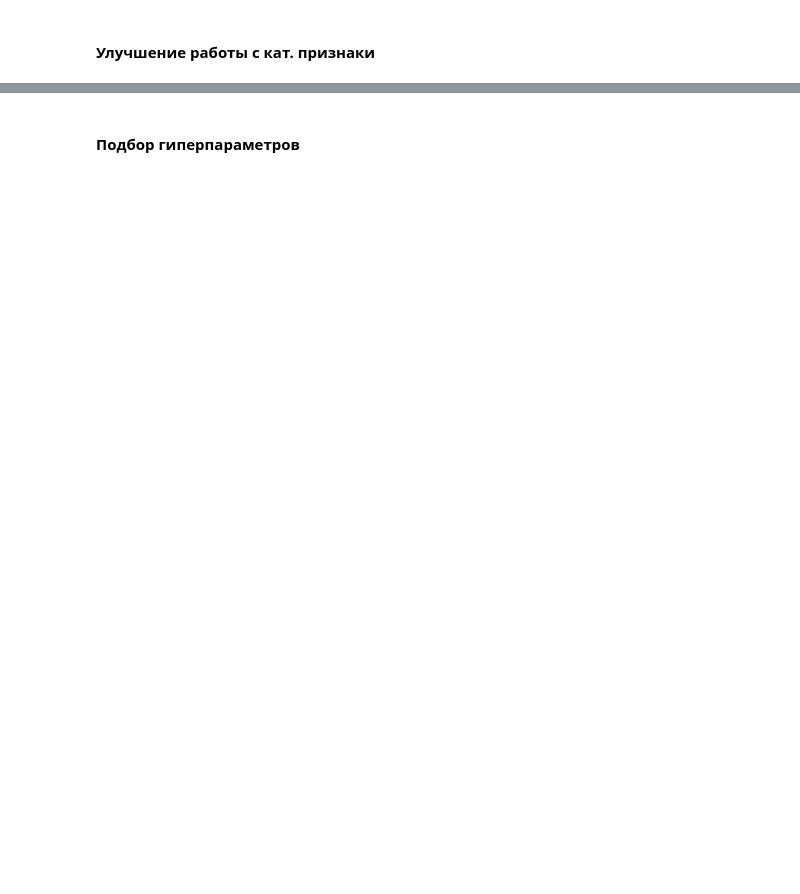
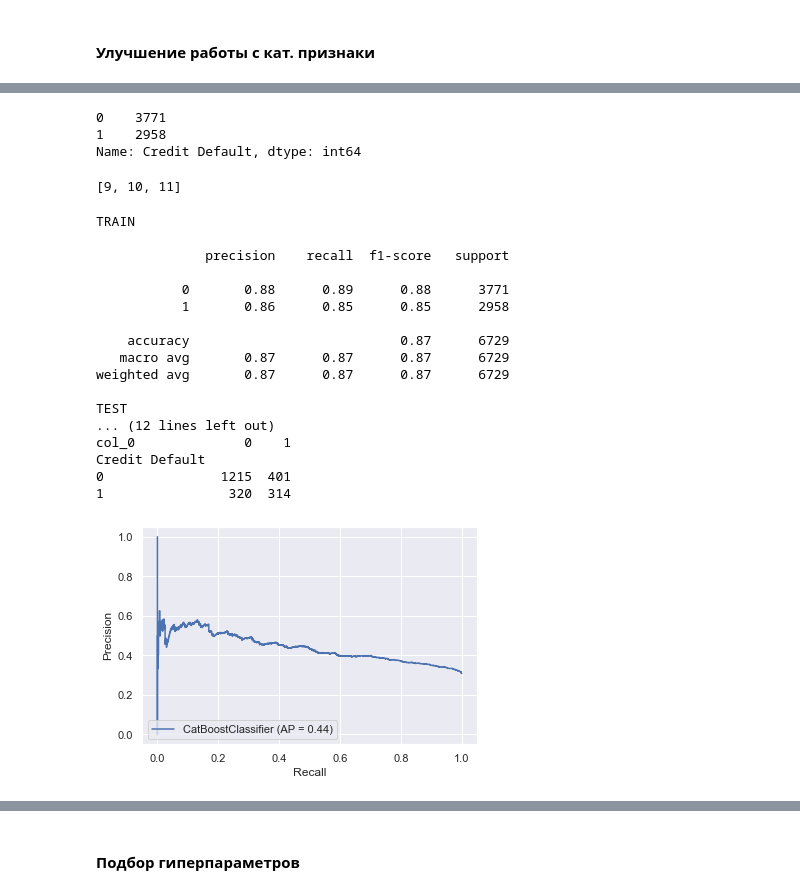
Before and after one commit to asplv/python_for_DS, a Jupyter notebook: CreditScore/APlavina_solution.ipynb, the cells around one changed output, grey strips where cells are left out. Cells and saved outputs as stored; diff of their text form; code cells hidden in the pictures; blank space fills up the shorter version.

```diff
--- a/CreditScore/APlavina_solution.ipynb
+++ b/CreditScore/APlavina_solution.ipynb
@@ -869,8 +696,12 @@ Credit Default
 # %%
-# X_train, X_test, y_train, y_test = train_test_split(X, y, shuffle=True, test_size=0.30, random_state=21)
+X_train, X_test, y_train, y_test = train_test_split(X, y, shuffle=True, test_size=0.30, random_state=21)
 # %%
-# df_for_balancing = pd.concat([X_train, y_train], axis=1)
-# df_balanced = balance_df_by_target(df_for_balancing, target_name)
+df_for_balancing = pd.concat([X_train, y_train], axis=1)
+df_balanced = balance_df_by_target(df_for_balancing, target_name)
 
-# df_balanced[target_name].value_counts()
+df_balanced[target_name].value_counts()
+# %% [output]
+0    3771
+1    2958
+Name: Credit Default, dtype: int64
 # %%
@@ -879,17 +710,38 @@ Credit Default
 # %%
-# # список кат. переменных
-# cat_features = []
-# for col in num_cat:
-#     cat_features.append(X_train.columns.get_loc(col))
-# cat_features
+# список кат. переменных
+cat_features = []
+for col in new_num_cat:
+    cat_features.append(X_train.columns.get_loc(col))
+cat_features
+# %% [output]
+[9, 10, 11]
 # %%
-# model_catb = catb.CatBoostClassifier(silent=True, random_state=21)
-# model_catb.fit(X_train, y_train, cat_features=cat_features)
+model_catb = catb.CatBoostClassifier(silent=True, random_state=21)
+model_catb.fit(X_train, y_train, cat_features=cat_features)
 
-# y_train_pred = model_catb.predict(X_train)
-# y_test_pred = model_catb.predict(X_test)
+y_train_pred = model_catb.predict(X_train)
+y_test_pred = model_catb.predict(X_test)
 
-# get_classification_report(model_catb, X_test, y_train, y_train_pred, y_test, y_test_pred)
+get_classification_report(model_catb, X_test, y_train, y_train_pred, y_test, y_test_pred)
+# %% [output]
+TRAIN
+
+              precision    recall  f1-score   support
+
+           0       0.88      0.89      0.88      3771
+           1       0.86      0.85      0.85      2958
+
+    accuracy                           0.87      6729
+   macro avg       0.87      0.87      0.87      6729
+weighted avg       0.87      0.87      0.87      6729
+
+TEST
+... (12 lines left out)
+col_0              0    1
+Credit Default
+0               1215  401
+1                320  314
+[figure, added]
 # %%
 importances = model_catb.feature_importances_
 plt.figure(figsize = [16, 8])
```
Also changed, not shown: parts of 45 cells of this notebook, 1 other file.
